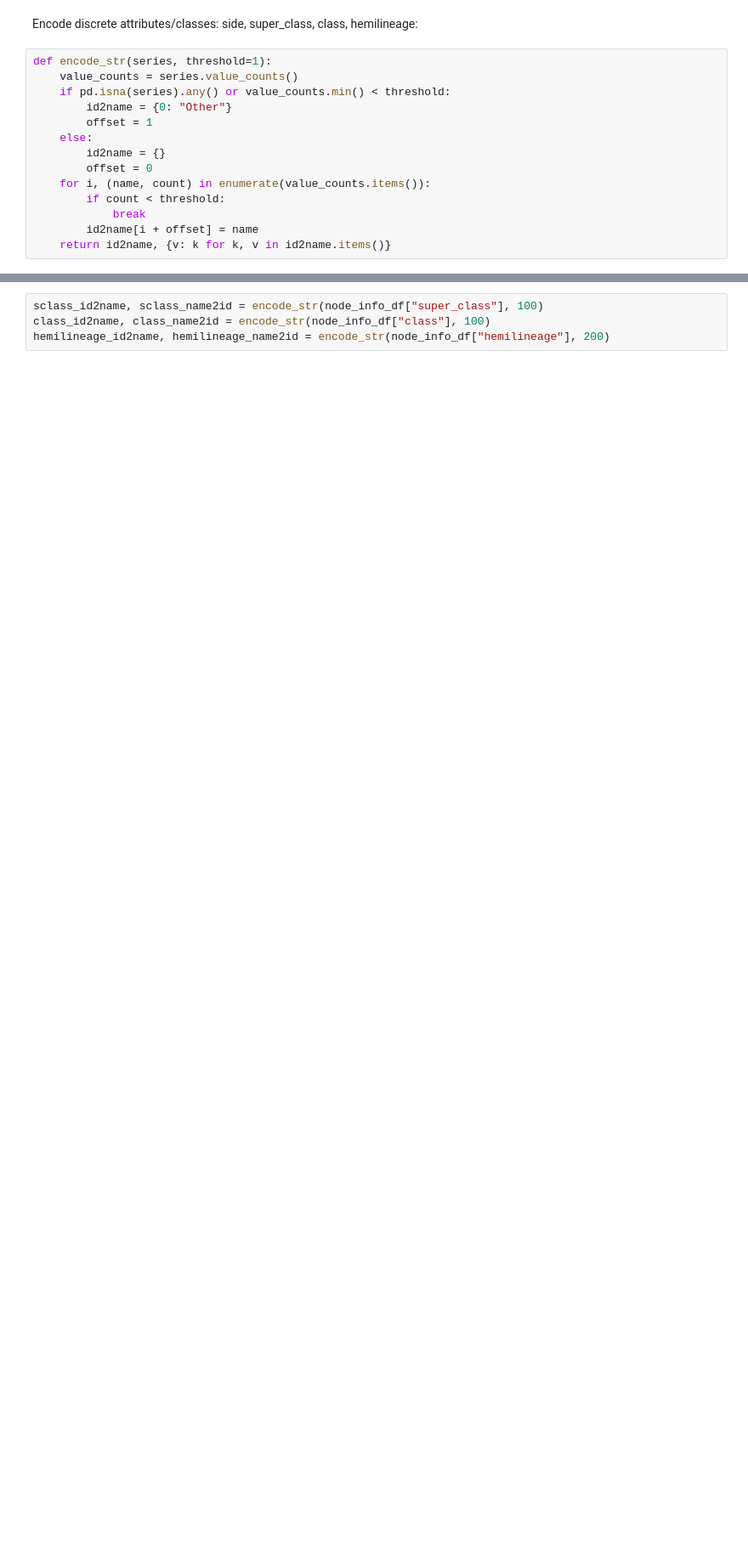
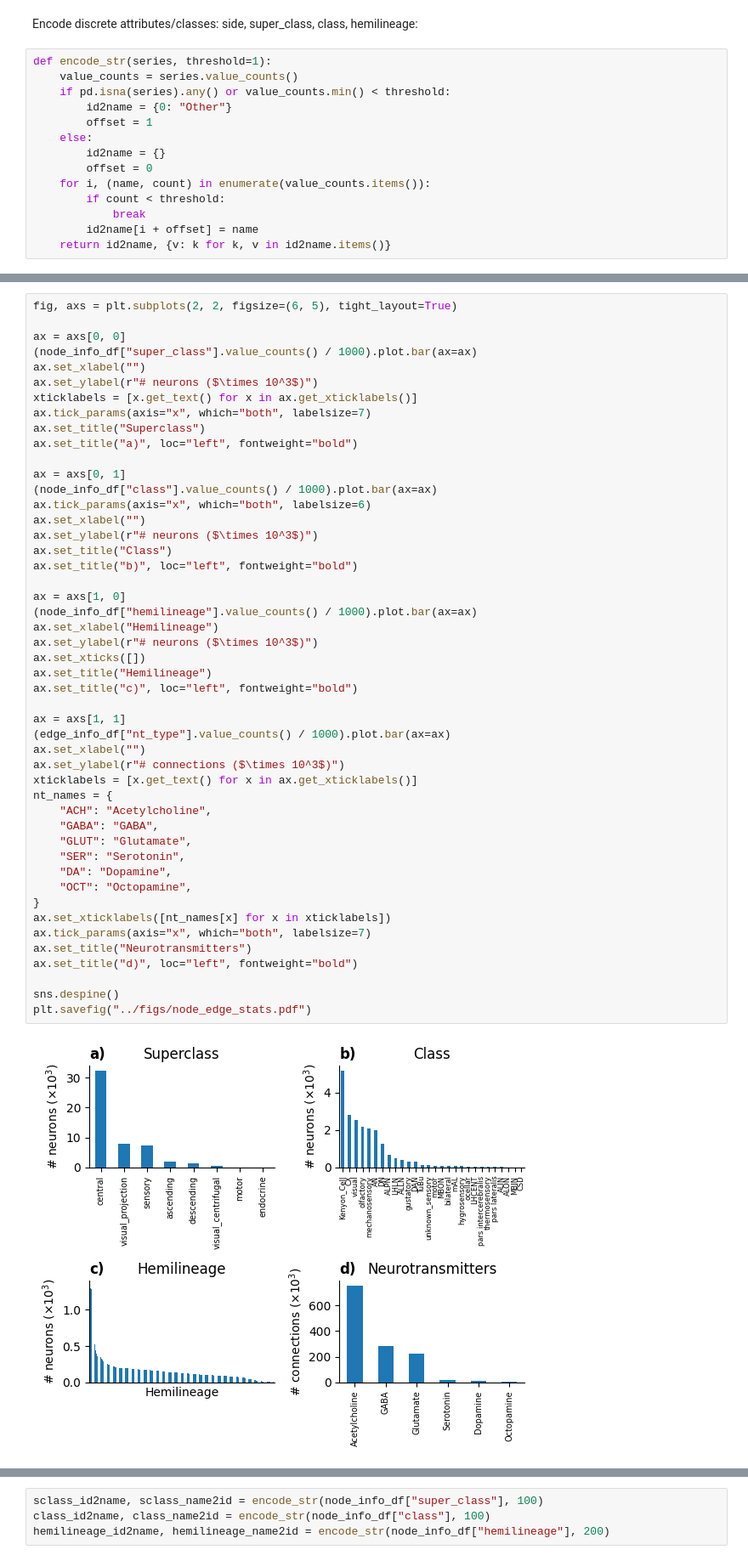
Before and after one commit to ernestoBocini/Drosophila-Brain-Wiring-Diagram-GAT, a Jupyter notebook: notebooks/graph_prep.ipynb, the cells around one changed output, grey strips where cells are left out. Shown: that part at 85% size. Drawn from its saved outputs; the diff is of its cells as text; blank space fills up the shorter version.

```diff
--- a/notebooks/graph_prep.ipynb
+++ b/notebooks/graph_prep.ipynb
@@ -51,0 +69,50 @@ def encode_str(series, threshold=1):
+# %%
+fig, axs = plt.subplots(2, 2, figsize=(6, 5), tight_layout=True)
+
+ax = axs[0, 0]
+(node_info_df["super_class"].value_counts() / 1000).plot.bar(ax=ax)
+ax.set_xlabel("")
+ax.set_ylabel(r"# neurons ($\times 10^3$)")
+xticklabels = [x.get_text() for x in ax.get_xticklabels()]
+ax.tick_params(axis="x", which="both", labelsize=7)
+ax.set_title("Superclass")
+ax.set_title("a)", loc="left", fontweight="bold")
+
+ax = axs[0, 1]
+(node_info_df["class"].value_counts() / 1000).plot.bar(ax=ax)
+ax.tick_params(axis="x", which="both", labelsize=6)
+ax.set_xlabel("")
+ax.set_ylabel(r"# neurons ($\times 10^3$)")
+ax.set_title("Class")
+ax.set_title("b)", loc="left", fontweight="bold")
+
+ax = axs[1, 0]
+(node_info_df["hemilineage"].value_counts() / 1000).plot.bar(ax=ax)
+ax.set_xlabel("Hemilineage")
+ax.set_ylabel(r"# neurons ($\times 10^3$)")
+ax.set_xticks([])
+ax.set_title("Hemilineage")
+ax.set_title("c)", loc="left", fontweight="bold")
+
+ax = axs[1, 1]
+(edge_info_df["nt_type"].value_counts() / 1000).plot.bar(ax=ax)
+ax.set_xlabel("")
+ax.set_ylabel(r"# connections ($\times 10^3$)")
+xticklabels = [x.get_text() for x in ax.get_xticklabels()]
+nt_names = {
+    "ACH": "Acetylcholine",
+    "GABA": "GABA",
+    "GLUT": "Glutamate",
+    "SER": "Serotonin",
+    "DA": "Dopamine",
+    "OCT": "Octopamine",
+}
+ax.set_xticklabels([nt_names[x] for x in xticklabels])
+ax.tick_params(axis="x", which="both", labelsize=7)
+ax.set_title("Neurotransmitters")
+ax.set_title("d)", loc="left", fontweight="bold")
+
+sns.despine()
+plt.savefig("../figs/node_edge_stats.pdf")
+# %% [output]
+[figure, added]
```
Also changed, not shown: parts of 14 cells of this notebook, 1 other file.
